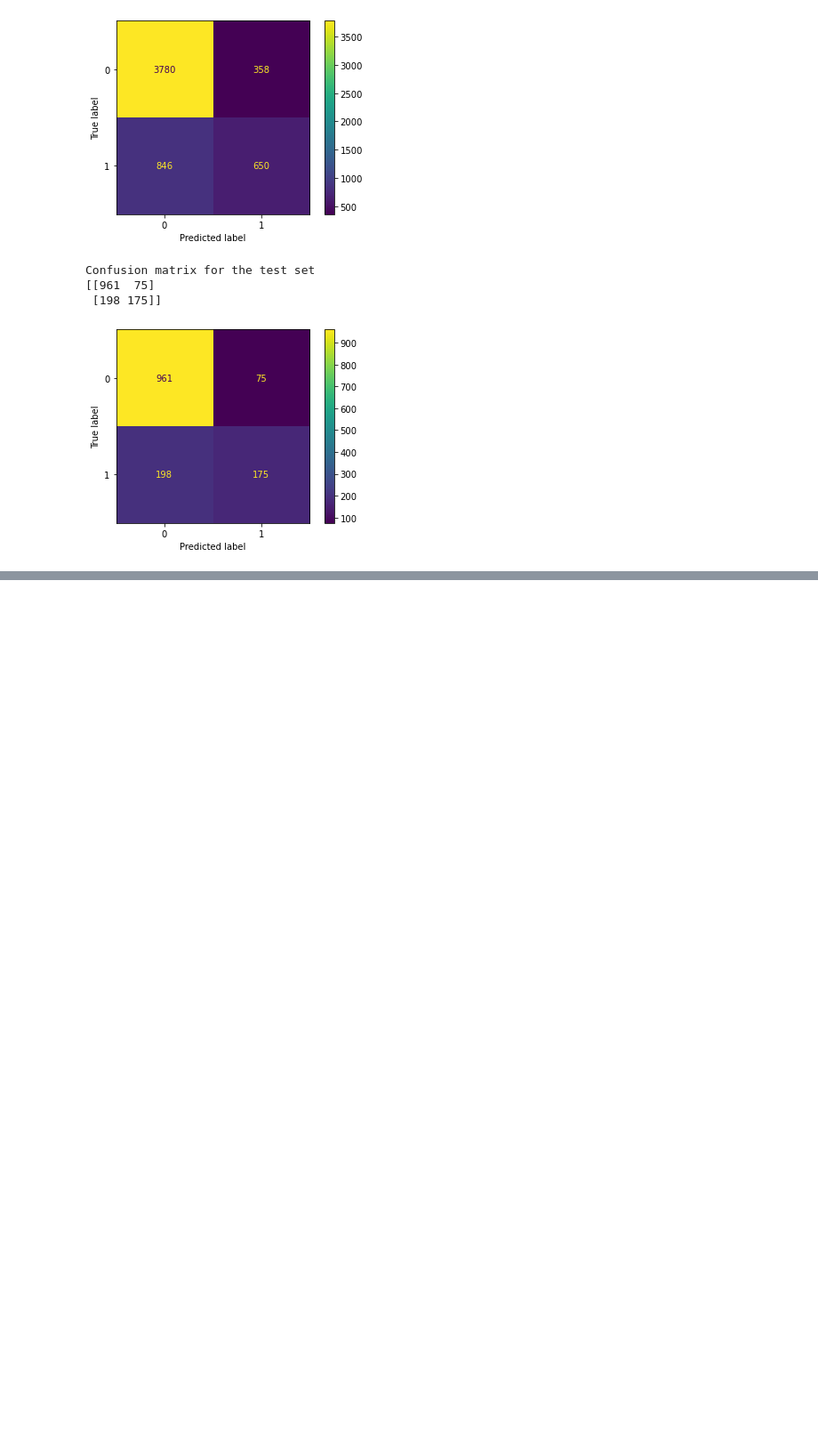
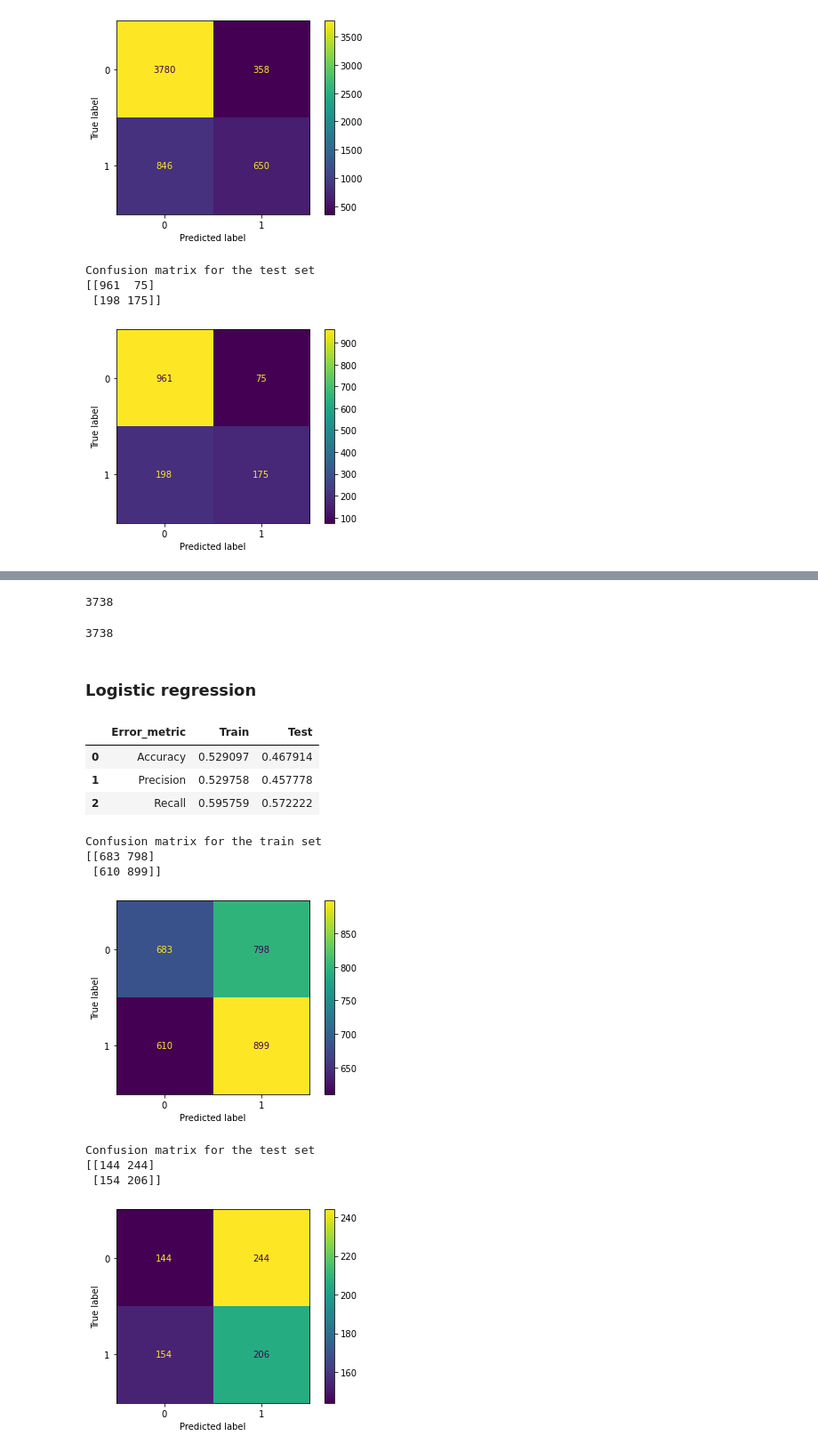
Before and after one commit to msantanarod/IronMercedes, a Jupyter notebook: Case study/Classification Case Study/Customer Churn Case Study- Classification.ipynb, the cells around one changed output, grey strips where cells are left out. Shown: that part at 89% size. Drawn from its saved outputs; the diff is of its cells as text; code cells hidden in the pictures; blank space fills up the shorter version.

```diff
--- a/Case study/Classification Case Study/Customer Churn Case Study- Classification.ipynb
+++ b/Case study/Classification Case Study/Customer Churn Case Study- Classification.ipynb
@@ -303,0 +370,4 @@ plt.show()
+# %%
+category_0_down = category_0.sample(len(category_1,))
+# %%
+Y = pd.concat([category_0_down, category_1], axis=0)
@@ -303,0 +382,64 @@ plt.show()
+# %%
+len(Y)
+# %% [output]
+3738
+# %%
+X=X.sample(len(Y,))
+# %%
+len(X)
+# %% [output]
+3738
+# %% [markdown]
+### Logistic regression
+# %%
+log = LogisticRegression()
+
+X_train, X_test, y_train, y_test=train_test_split(X,Y,test_size=0.20, random_state=1000)
+
+trans = PowerTransformer()
+
+trans.fit(X_train)
+
+X_train_mod = trans.transform(X_train)
+X_test_mod  = trans.transform(X_test)
+
+log.fit(X_train_mod, y_train)
+
+y_pred_train_log = log.predict(X_train_mod)
+y_pred_test_log = log.predict(X_test_mod)
+
+performance_log = pd.DataFrame({'Error_metric': ['Accuracy','Precision','Recall'],
+                               'Train': [accuracy_score(y_train, y_pred_train_log),
+                                        precision_score(y_train, y_pred_train_log),
+                                        recall_score(y_train, y_pred_train_log)],
+                               'Test': [accuracy_score(y_test, y_pred_test_log),
+                                        precision_score(y_test, y_pred_test_log),
+                                        recall_score(y_test, y_pred_test_log)]})
+# %%
+display(performance_log)
+
+print("Confusion matrix for the train set")
+print(confusion_matrix(y_train,y_pred_train_log))
+plot_confusion_matrix(log,X_train_mod,y_train, values_format = 'd')
+plt.show()
+
+print()
+print()
+
+print("Confusion matrix for the test set")
+print(confusion_matrix(y_test, y_pred_test_log))
+plot_confusion_matrix(log,X_test_mod,y_test, values_format = 'd')
+plt.show()
+# %% [output]
+|  | Error_metric | Train | Test |
+| 0 | Accuracy | 0.529097 | 0.467914 |
+| 1 | Precision | 0.529758 | 0.457778 |
+| 2 | Recall | 0.595759 | 0.572222 |
+Confusion matrix for the train set
+[[683 798]
+ [610 899]]
+[figure, added]
+Confusion matrix for the test set
+[[144 244]
+ [154 206]]
+[figure, added]
```
Also changed, not shown: parts of 41 cells of this notebook.
